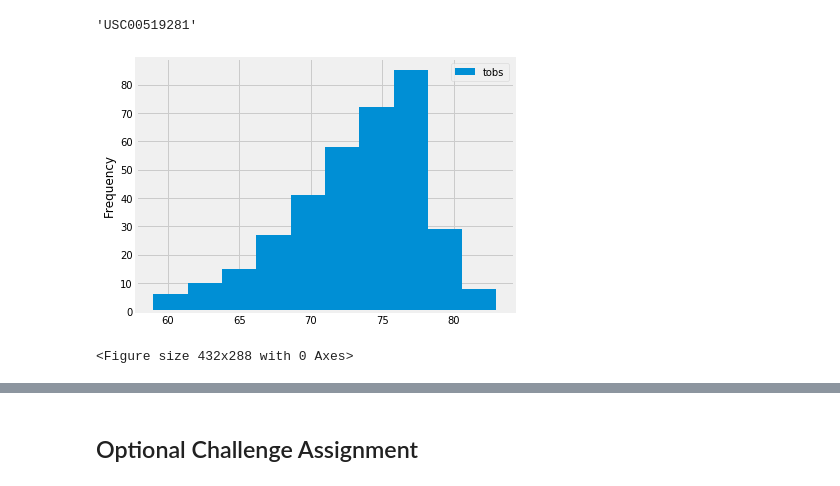
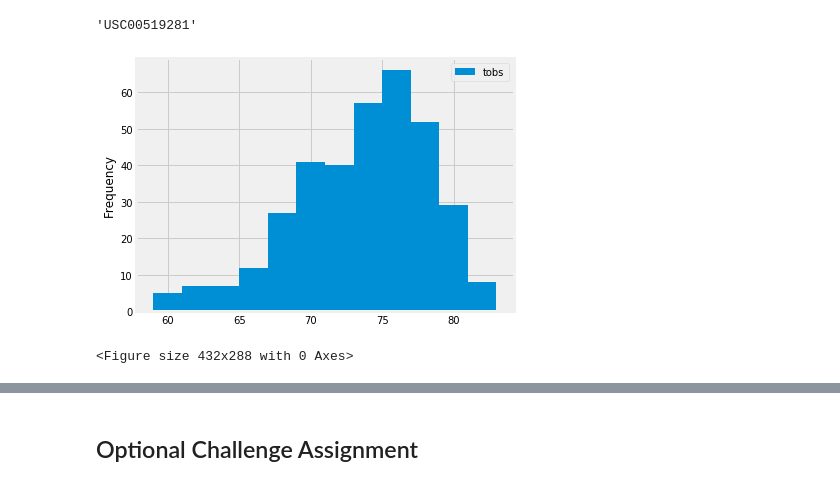
Before and after one commit to SWL-DEV/UCI-Data-Analystics-HW, a Jupyter notebook: 10-SQLAlchemy_Challenge/climate_starter.ipynb, the cells around one changed output, grey strips where cells are left out. Drawn from its saved outputs; the diff is of its cells as text; code cells hidden in the pictures.

Commit message:
histogram updated

```diff
--- a/10-SQLAlchemy_Challenge/climate_starter.ipynb
+++ b/10-SQLAlchemy_Challenge/climate_starter.ipynb
@@ -197,12 +197,12 @@ station_tobs = session.query(Measurement.date, Measurement.tobs)\
 
 station_tobs_df = pd.DataFrame(station_tobs)
 # %%
-station_tobs_df.plot(kind = 'hist', x = 'date', y = 'tobs')
+station_tobs_df.plot(kind = 'hist', x = 'date', y = 'tobs', bins = 12)
 plt.tight_layout()
 plt.show()
 plt.savefig('temp_obs_histogram.png')
 # %% [output]
-[figure, old version]
+[figure, new version]
 <Figure size 432x288 with 0 Axes>
 # %% [markdown]
 ![precipitation](Images/station-histogram.png)
```
Also changed, not shown: parts of 1 cell of this notebook.
